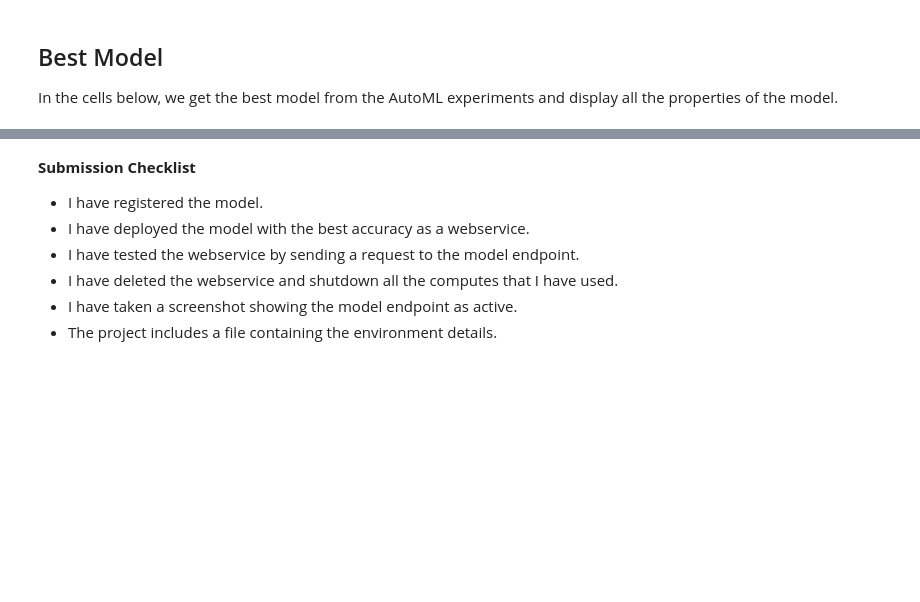
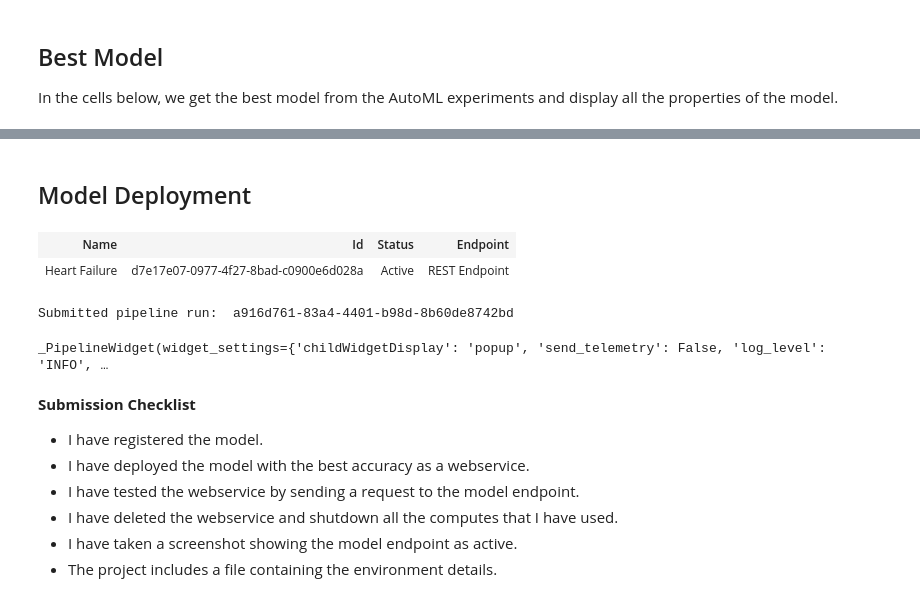
Before and after one commit to nemarona/nd00333-capstone, a Jupyter notebook: automl.ipynb, the cells around one changed output, grey strips where cells are left out. Saved outputs shown, nothing was run; the diff lists cells and outputs as text; code cells hidden in the pictures; blank space fills up the shorter version.

```diff
--- a/automl.ipynb
+++ b/automl.ipynb
@@ -79,3 +82,15 @@ automl_config = AutoMLConfig(**automl_settings)
+# %%
+automl_step = AutoMLStep(
+    name='automl_module',
+    automl_config=automl_config,
+    outputs=[metrics_data, model_data],
+    allow_reuse=True)
+# %%
+from azureml.pipeline.core import Pipeline
+pipeline = Pipeline(
+    description="pipeline_with_automlstep",
+    workspace=workspace,
+    steps=[automl_step])
 # %%
-remote_run = experiment.submit(automl_config)
+pipeline_run = experiment.submit(pipeline)
 # %% [output]
@@ -85,5 +100,5 @@ Submitting remote run.
 # %% [markdown]
 ## Run Details
 # %%
-RunDetails(remote_run).show()
+RunDetails(pipeline_run).show()
 # %% [output]
@@ -163,0 +131,10 @@ TODO: In the cell below, print the logs of the web service and delete the servic
+# %% [markdown]
+## Model Deployment
+# %%
+published_pipeline = pipeline_run.publish_pipeline(
+    name="Heart Failure", description="Heart Failure AutoML Pipeline", version="v1.0")
+
+published_pipeline
+# %% [output]
+| Name | Id | Status | Endpoint |
+| Heart Failure | d7e17e07-0977-4f27-8bad-c0900e6d028a | Active | REST Endpoint |
@@ -164,3 +154,24 @@ TODO: In the cell below, print the logs of the web service and delete the servic
+# %%
+try:
+    response.raise_for_status()
+except Exception:
+    raise Exception("Received bad response from the endpoint: {}\n"
+                    "Response Code: {}\n"
+                    "Headers: {}\n"
+                    "Content: {}".format(rest_endpoint, response.status_code, response.headers, response.content))
+
+run_id = response.json().get('Id')
+print('Submitted pipeline run: ', run_id)
+# %% [output]
+Submitted pipeline run:  a916d761-83a4-4401-b98d-8b60de8742bd
+# %%
+from azureml.pipeline.core.run import PipelineRun
+from azureml.widgets import RunDetails
+
+published_pipeline_run = PipelineRun(workspace.experiments["pipeline-rest-endpoint"], run_id)
+RunDetails(published_pipeline_run).show()
+# %% [output]
+_PipelineWidget(widget_settings={'childWidgetDisplay': 'popup', 'send_telemetry': False, 'log_level': 'INFO', …
 # %% [markdown]
 **Submission Checklist**
 - I have registered the model.
```
Also changed, not shown: parts of 19 cells of this notebook, 1 other file.
